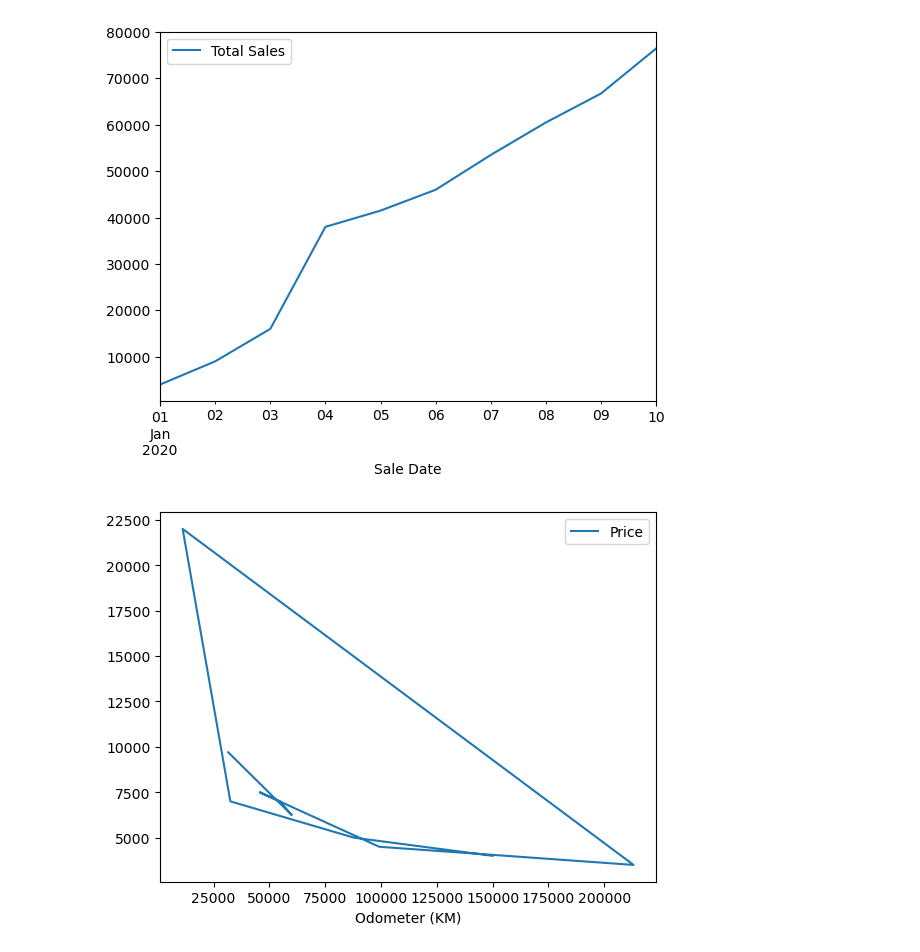
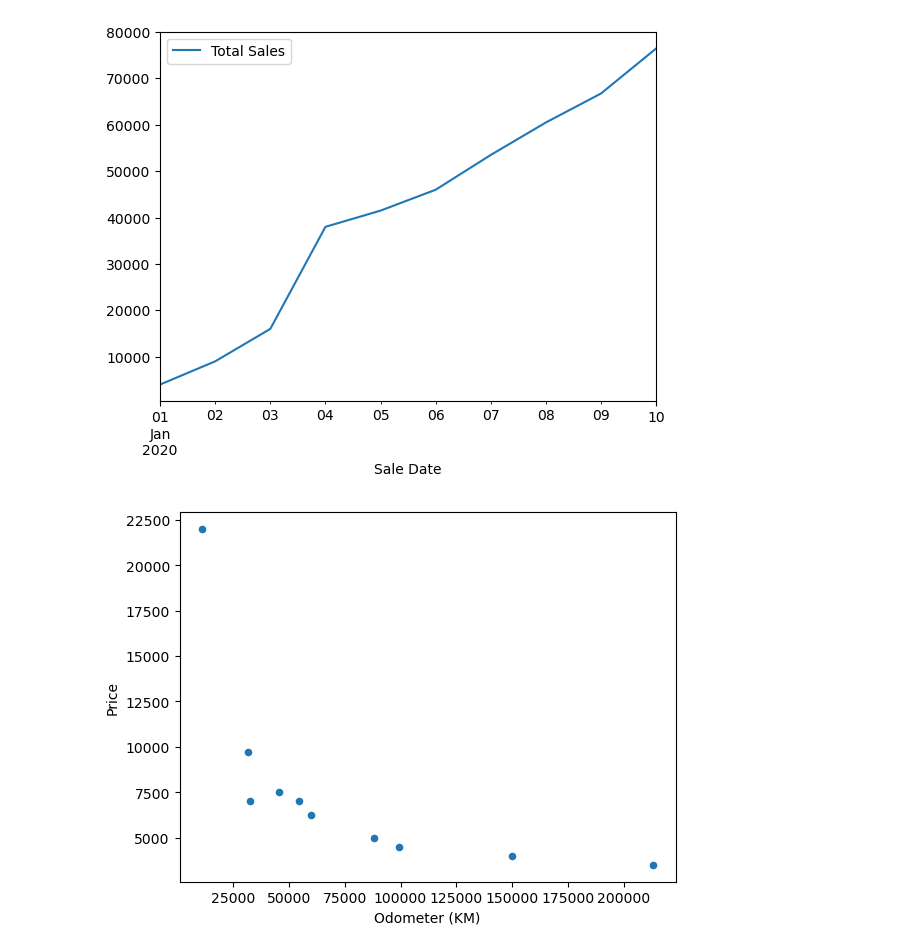
Before and after one commit to pnowak2/learnjs, a Jupyter notebook: libraries/machine learning/complete-machine-learning-bootcamp-udemy/8-matplotlib/introduction-to-matplotlib.ipynb, the cells around one changed output. Cells and saved outputs as stored; diff of their text form; code cells hidden in the pictures.

```diff
--- a/libraries/machine learning/complete-machine-learning-bootcamp-udemy/8-matplotlib/introduction-to-matplotlib.ipynb
+++ b/libraries/machine learning/complete-machine-learning-bootcamp-udemy/8-matplotlib/introduction-to-matplotlib.ipynb
@@ -329,6 +329,6 @@ car_sales.plot(x='Sale Date', y='Total Sales')
 <Axes: xlabel='Sale Date'>
 [figure]
 # %%
-car_sales.plot(x="Odometer (KM)", y="Price");
+car_sales.plot(x="Odometer (KM)", y="Price", kind='scatter');
 # %% [output]
-[figure, old version]
+[figure, new version]
```
